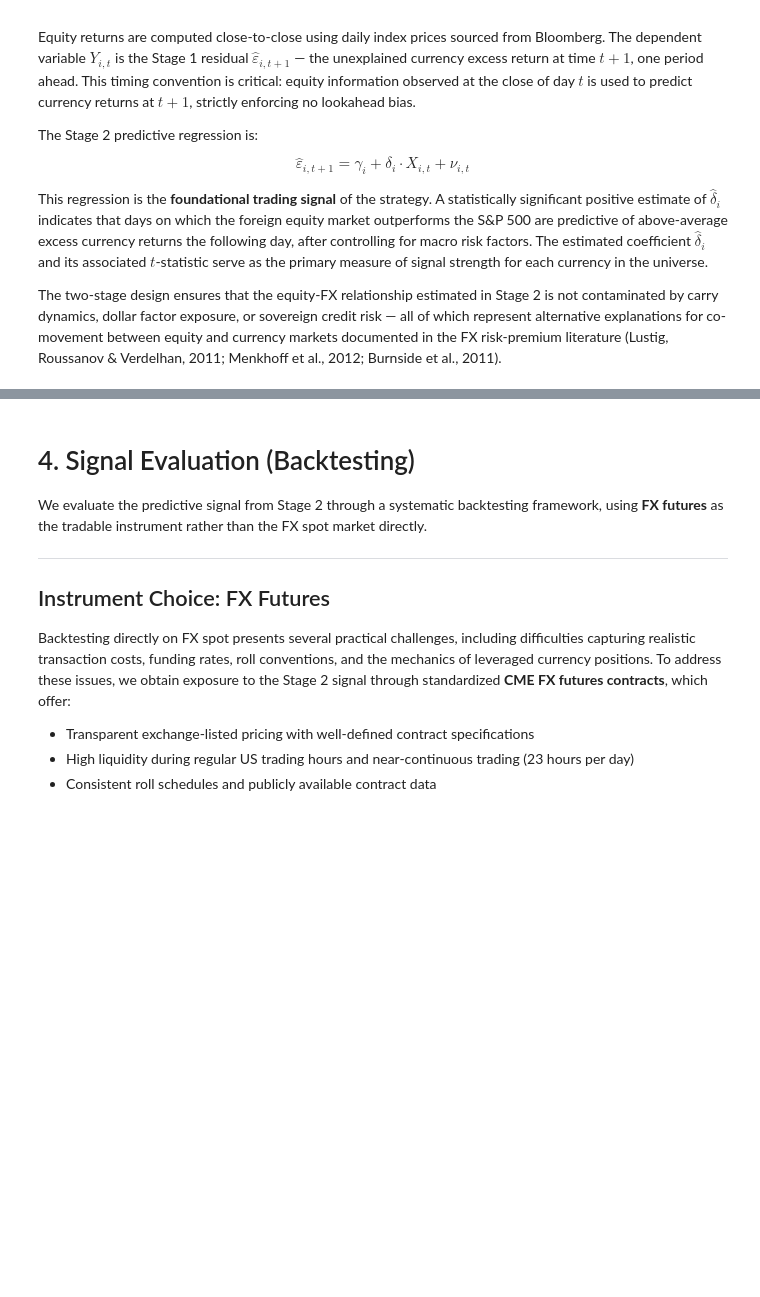
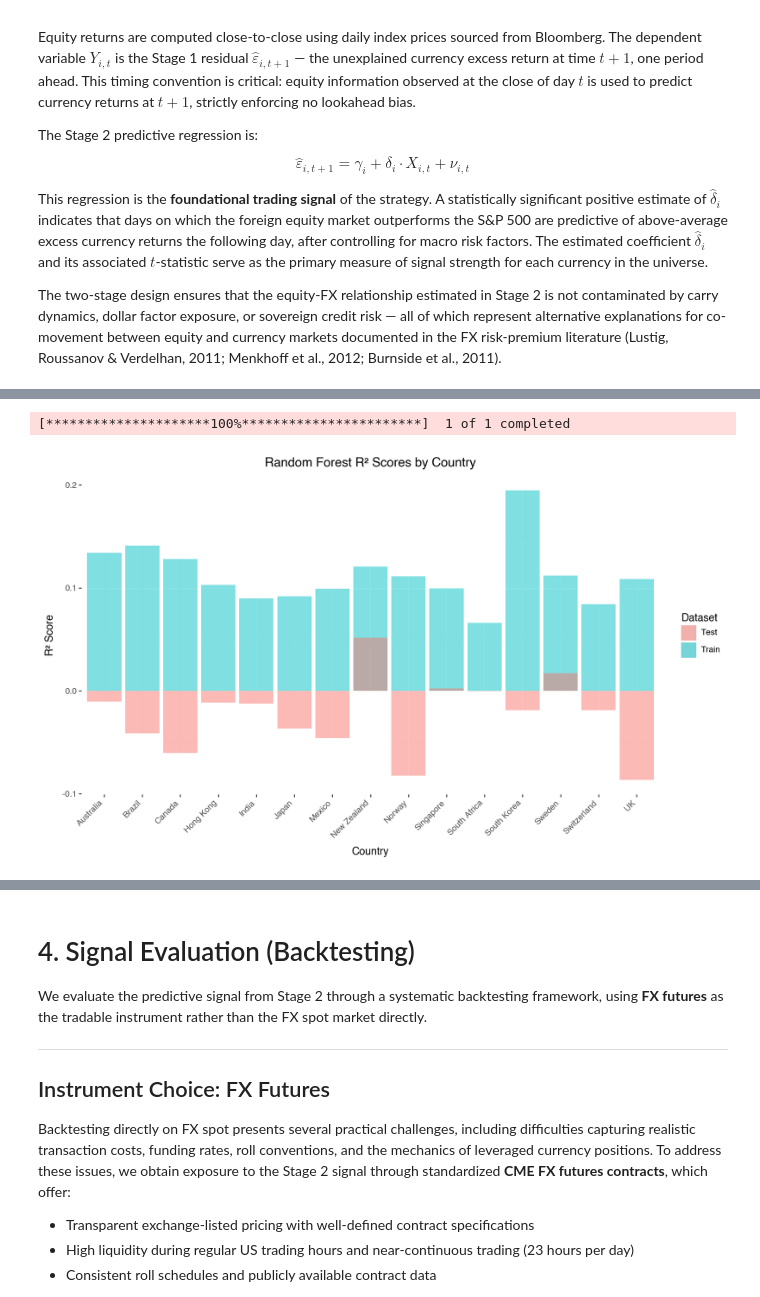
Before and after one commit to AdithSrinivasan/qts-cross-asset-fx, a Jupyter notebook: notebooks/analysis.ipynb, the cells around one changed output, grey strips where cells are left out. Cells and saved outputs as stored; diff of their text form; code cells hidden in the pictures; blank space fills up the shorter version.

```diff
--- a/notebooks/analysis.ipynb
+++ b/notebooks/analysis.ipynb
@@ -612,0 +657,15 @@ The two-stage design ensures that the equity-FX relationship estimated in Stage
+# %%
+(rf_train_r2s,
+rf_test_r2s,
+rf_train_accuracies,
+rf_test_accuracies,
+rf_train_thresholds,
+rf_test_thresholds,
+test_preds,
+train_preds) = train_random_forest()
+# %% [output]
+[*********************100%***********************]  1 of 1 completed
+# %%
+display(display_r2s(rf_train_r2s, rf_test_r2s))
+# %% [output]
+[figure, added]
```
Also changed, not shown: parts of 11 cells of this notebook, 6 other files.
